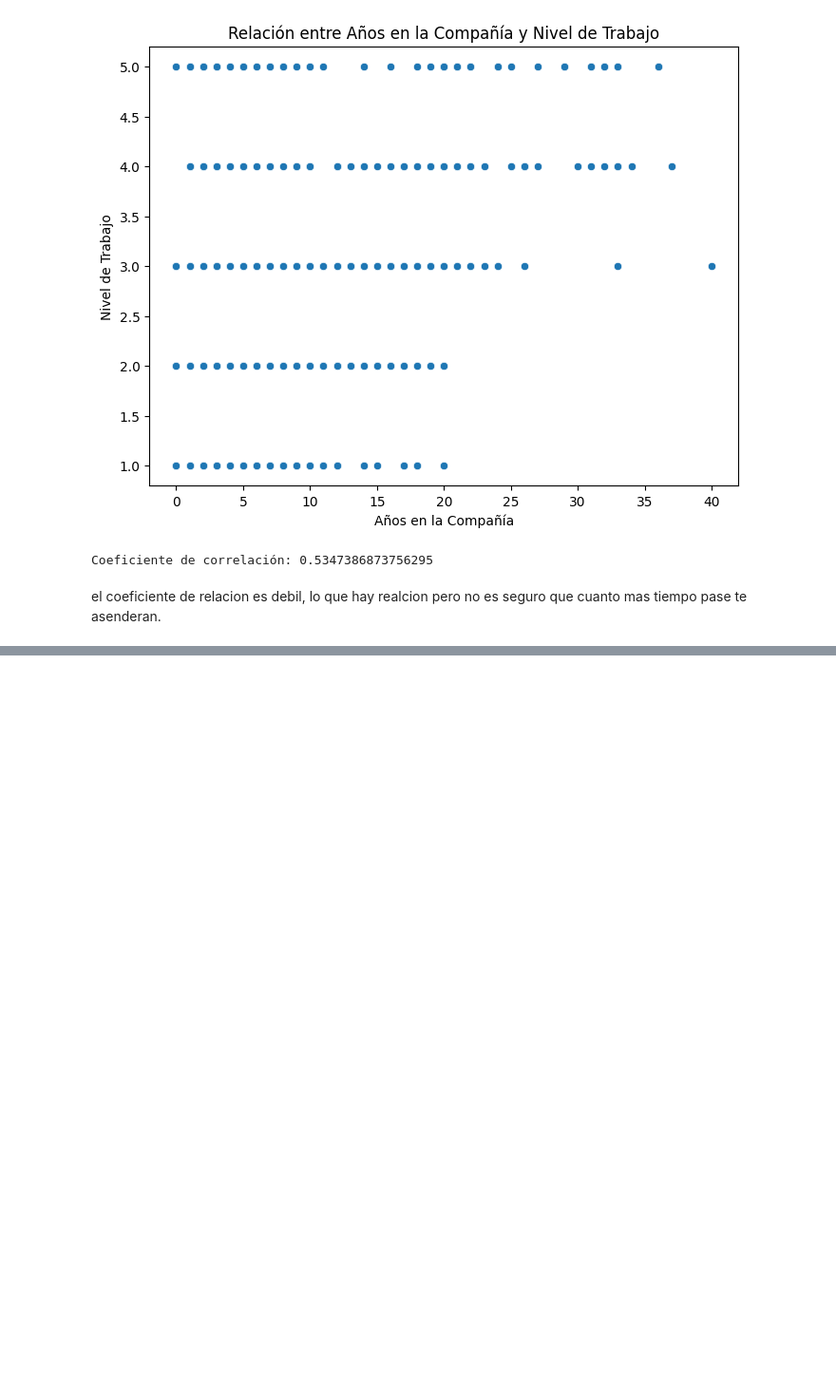
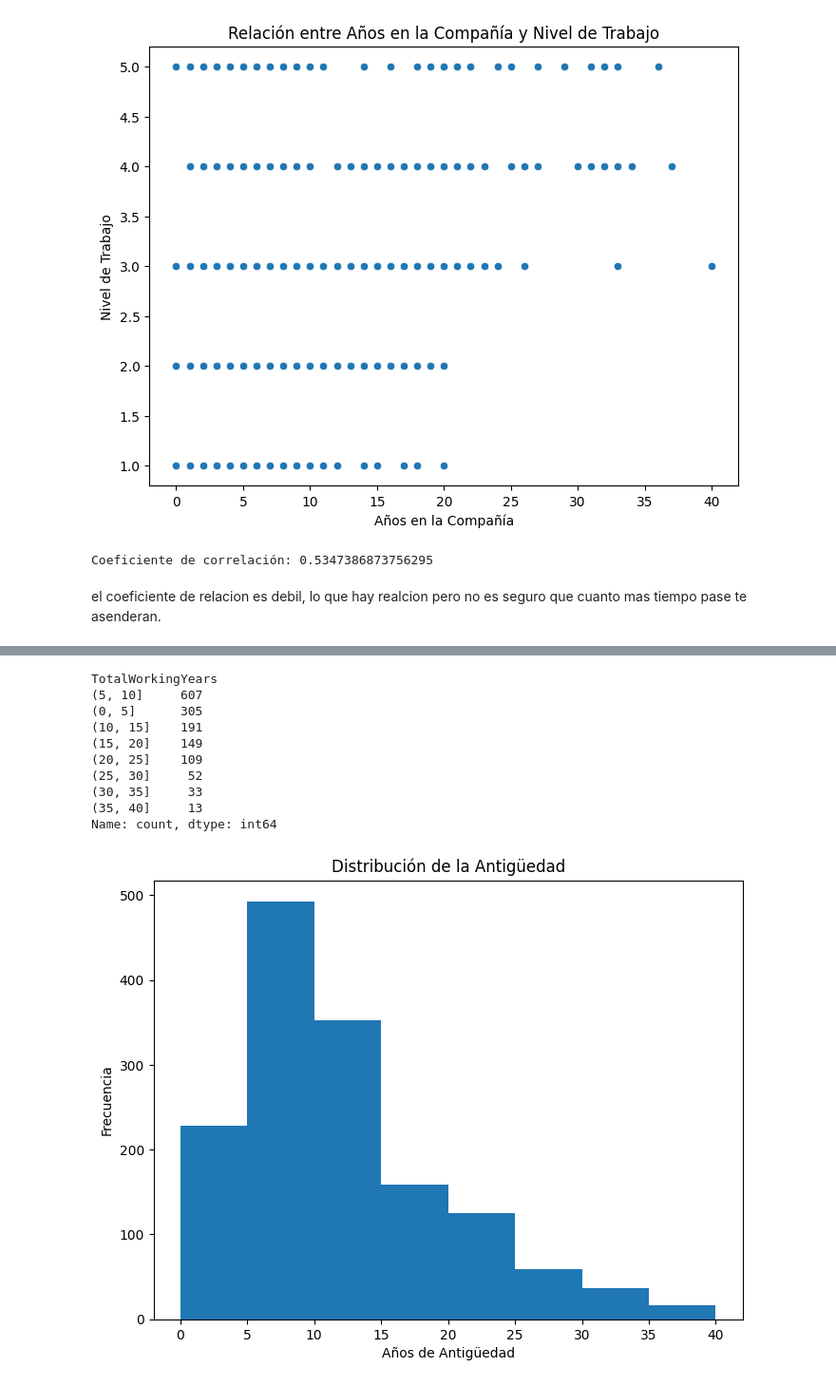
Before and after one commit to glYohanny/evaluacion_1_, a Jupyter notebook: evaluacion.ipynb, the cells around one changed output, grey strips where cells are left out. Shown at 95% size. Drawn from its saved outputs; the diff is of its cells as text; code cells hidden in the pictures; blank space fills up the shorter version.

```diff
--- a/evaluacion.ipynb
+++ b/evaluacion.ipynb
@@ -236,0 +315,25 @@ el coeficiente de relacion es debil, lo que hay realcion pero no es seguro que c
+# %%
+# Tabla de frecuencia (agrupada en intervalos)
+years_bins = [0, 5, 10, 15, 20, 25, 30, 35, 40]
+years_freq = pd.cut(df['TotalWorkingYears'], bins=years_bins).value_counts()
+print(years_freq)
+
+# Histograma
+plt.figure(figsize=(8, 6))
+plt.hist(df['TotalWorkingYears'], bins=years_bins)
+plt.title('Distribución de la Antigüedad')
+plt.xlabel('Años de Antigüedad')
+plt.ylabel('Frecuencia')
+plt.show()
+# %% [output]
+TotalWorkingYears
+(5, 10]     607
+(0, 5]      305
+(10, 15]    191
+(15, 20]    149
+(20, 25]    109
+(25, 30]     52
+(30, 35]     33
+(35, 40]     13
+Name: count, dtype: int64
+[figure, added]
```
Also changed, not shown: parts of 22 cells of this notebook.
